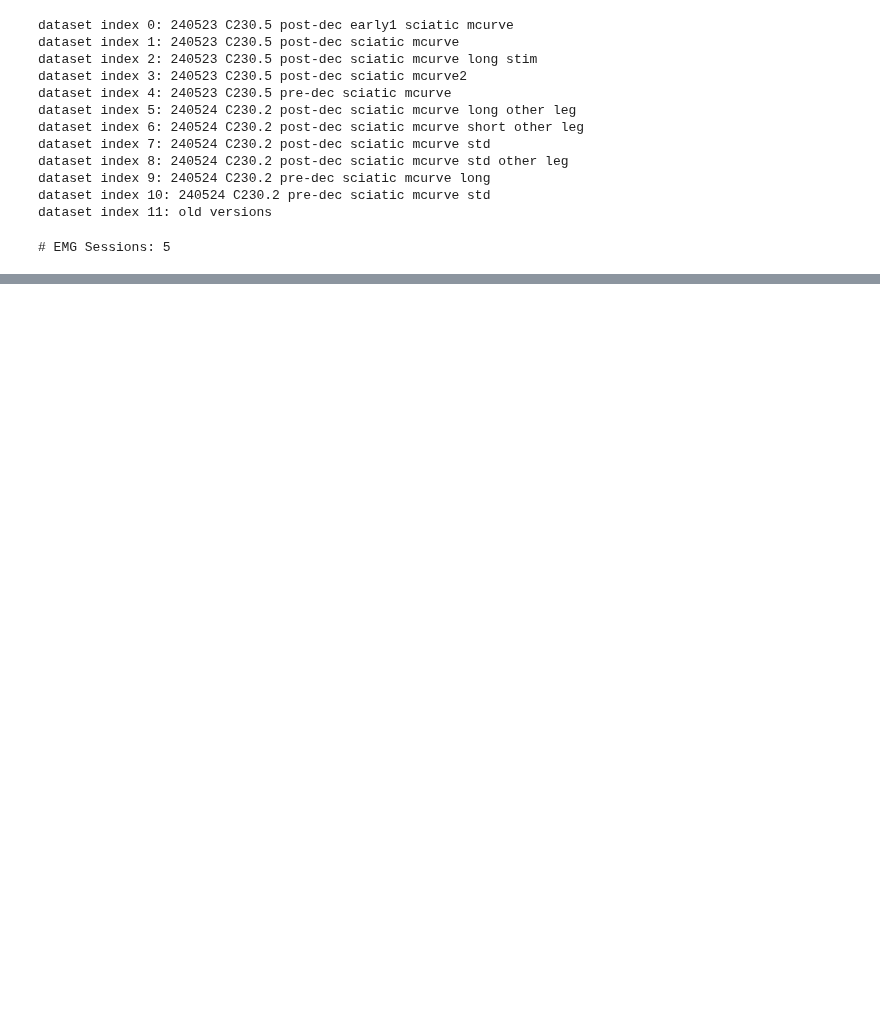
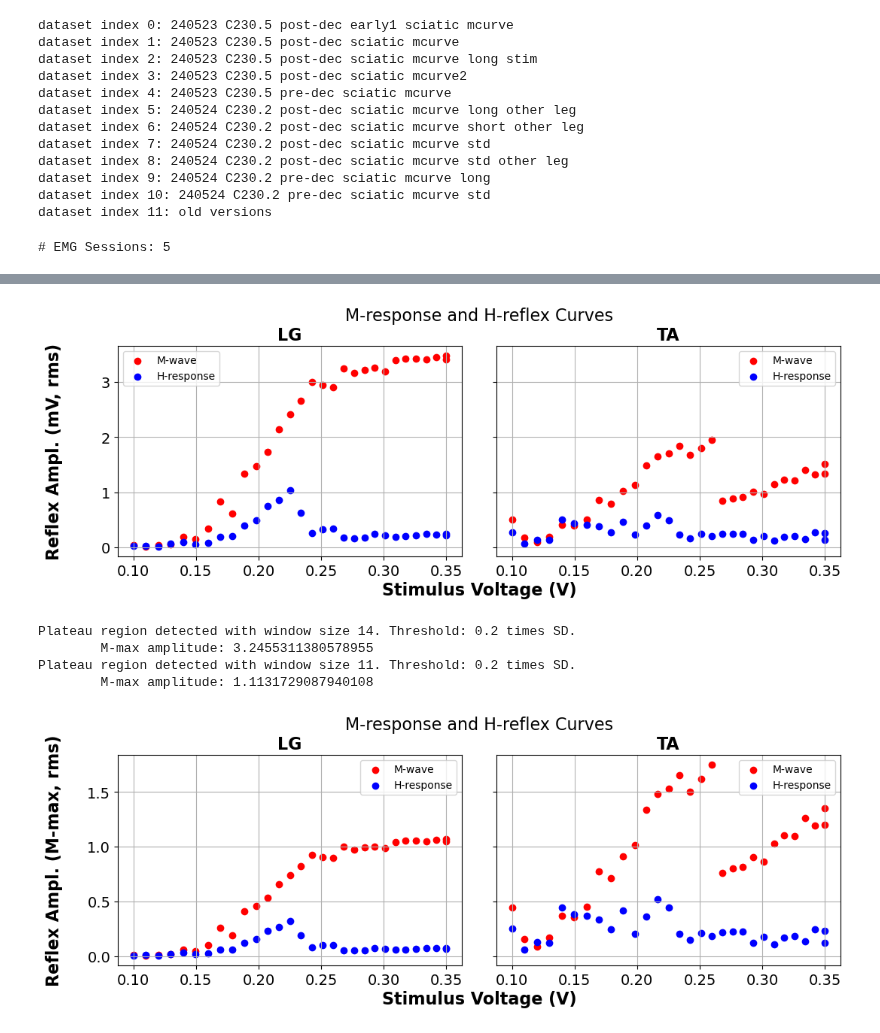
Before and after one commit to AEWorthy/MonStim-Analyzer, a Jupyter notebook: main.ipynb, the cells around one changed output, grey strips where cells are left out. Drawn from its saved outputs; the diff is of its cells as text; code cells hidden in the pictures; blank space fills up the shorter version.

```diff
--- a/main.ipynb
+++ b/main.ipynb
@@ -76,0 +70,12 @@ EMG amp gains: [500, 1000, 500, 500, 500, 500]
+# %%
+# Inspect reflex curves and suspected H-reflex trials
+# session_oi.plot_emg_suspectedH(channel_names=channel_names, h_threshold=.7)
+session_oi.plot_reflex_curves(channel_names=channel_names, method='rms')
+session_oi.plot_reflex_curves(channel_names=channel_names, method='rms', relative_to_mmax=True)
+# %% [output]
+[figure, added]
+Plateau region detected with window size 14. Threshold: 0.2 times SD.
+        M-max amplitude: 3.2455311380578955
+Plateau region detected with window size 11. Threshold: 0.2 times SD.
+        M-max amplitude: 1.1131729087940108
+[figure, added]
```
Also changed, not shown: parts of 6 cells of this notebook, 5 other files.
